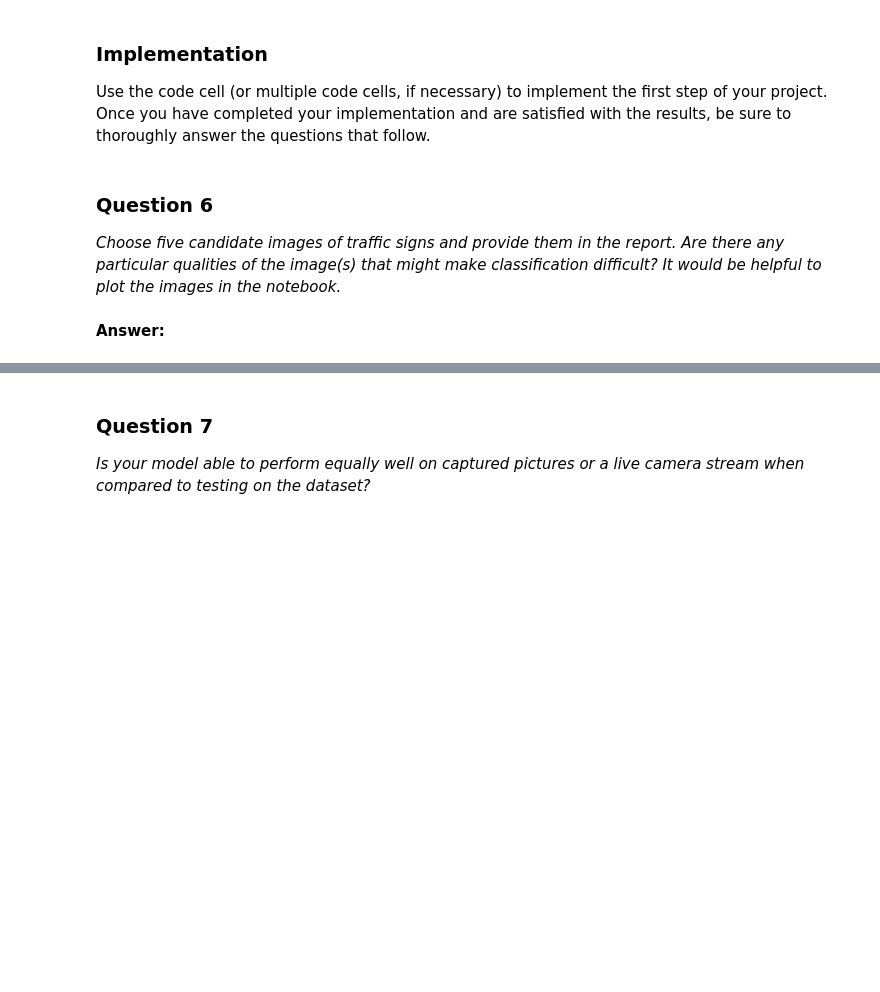
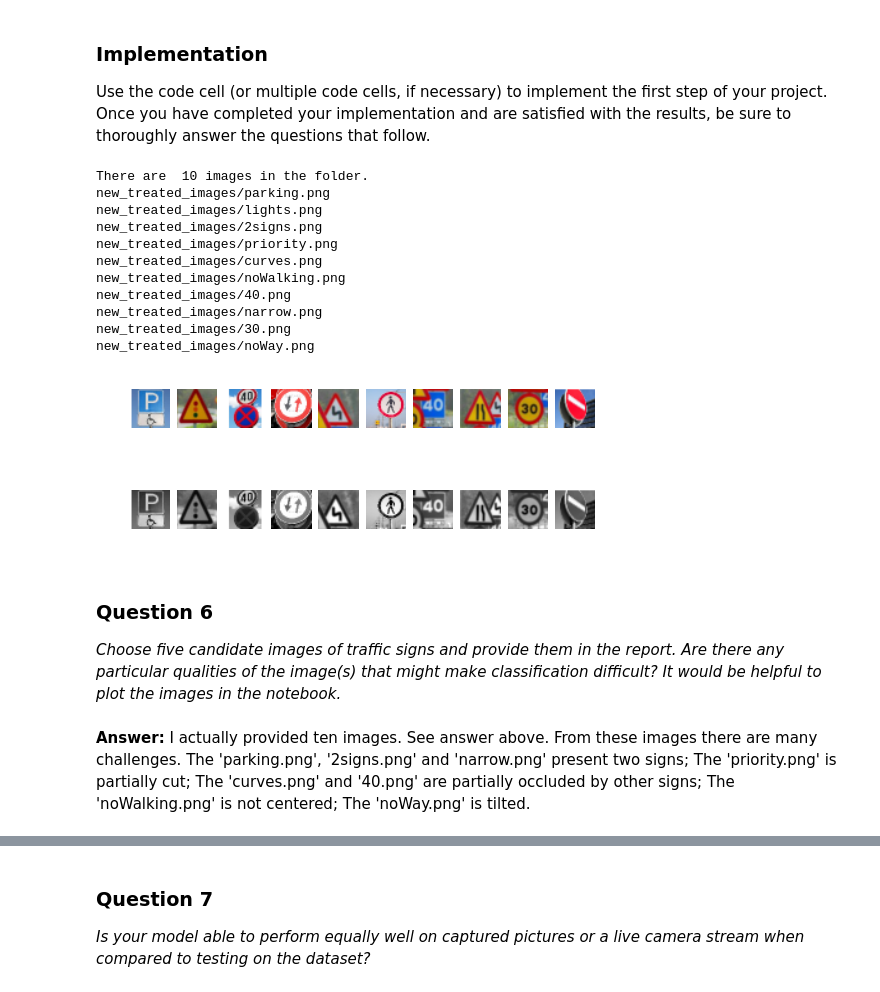
Before and after one commit to ninopereira/Traffic_Signs_Classification_NN, a Jupyter notebook: Traffic_Signs_Recognition-NP.ipynb, the cells around one changed output, grey strips where cells are left out. Saved outputs shown, nothing was run; the diff lists cells and outputs as text; code cells hidden in the pictures; blank space fills up the shorter version.

```diff
--- a/Traffic_Signs_Recognition-NP.ipynb
+++ b/Traffic_Signs_Recognition-NP.ipynb
@@ -571,9 +601,49 @@ Use the code cell (or multiple code cells, if necessary) to implement the first
 # %%
 ### Load the images and plot them here.
 ### Feel free to use as many code cells as needed.
+# %%
+#from PIL import Image
+import cv2
+from numpy import array
+#import glob
+image_list = []
+filename_list = []
+for filename in glob.glob('new_treated_images/*'):
+    #im=Image.open(filename)
+    filename_list.append(filename)
+    im = cv2.imread(filename)
+    im = cv2.cvtColor(im,cv2.COLOR_BGR2RGB)
+    im = cv2.resize(im,(32,32),interpolation = cv2.INTER_AREA)
+    #image_list.append(np.asarray(im))
+    image_list.append(im)
+
+print("There are ",len(image_list),"images in the folder.")
+plotImageSet(image_list)
+
+for name in filename_list:
+    print(name)
+
+# preprocess the images
+image_list_gray = []
+for image in image_list:
+    image_list_gray.append((rgb2gray(image)-128)/128,);
+
+plotImageSet(image_list_gray,'gray')
+# %% [output]
+There are  10 images in the folder.
+new_treated_images/parking.png
+new_treated_images/lights.png
+new_treated_images/2signs.png
+new_treated_images/priority.png
+new_treated_images/curves.png
+new_treated_images/noWalking.png
+new_treated_images/40.png
+new_treated_images/narrow.png
+new_treated_images/30.png
+new_treated_images/noWay.png
+[figure, added]
+[figure, added]
 # %% [markdown]
 ### Question 6
 
 _Choose five candidate images of traffic signs and provide them in the report. Are there any particular qualities of the image(s) that might make classification difficult? It would be helpful to plot the images in the notebook._
-# %% [markdown]
-**Answer:**
@@ -582,0 +650,8 @@ _Choose five candidate images of traffic signs and provide them in the report. A
+# %% [markdown]
+**Answer:**
+I actually provided ten images. See answer above. From these images there are many challenges.
+The 'parking.png', '2signs.png' and 'narrow.png' present two signs;
+The 'priority.png' is partially cut;
+The 'curves.png' and '40.png' are partially occluded by other signs;
+The 'noWalking.png' is not centered;
+The 'noWay.png' is tilted.
```
Also changed, not shown: parts of 11 cells of this notebook, 11 other files.
